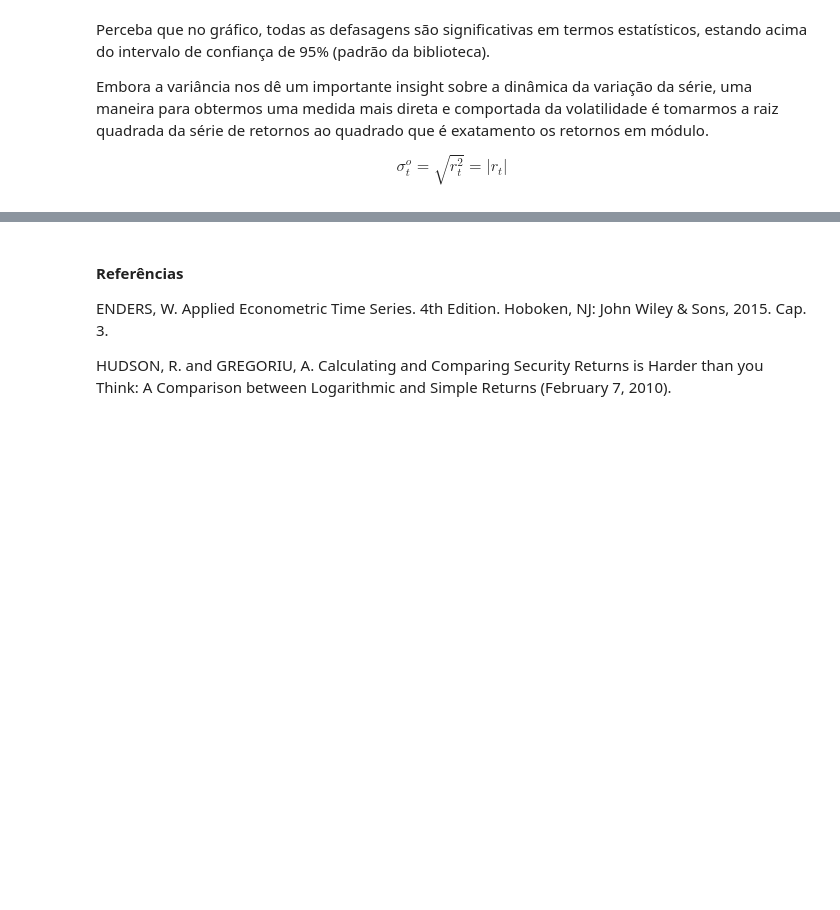
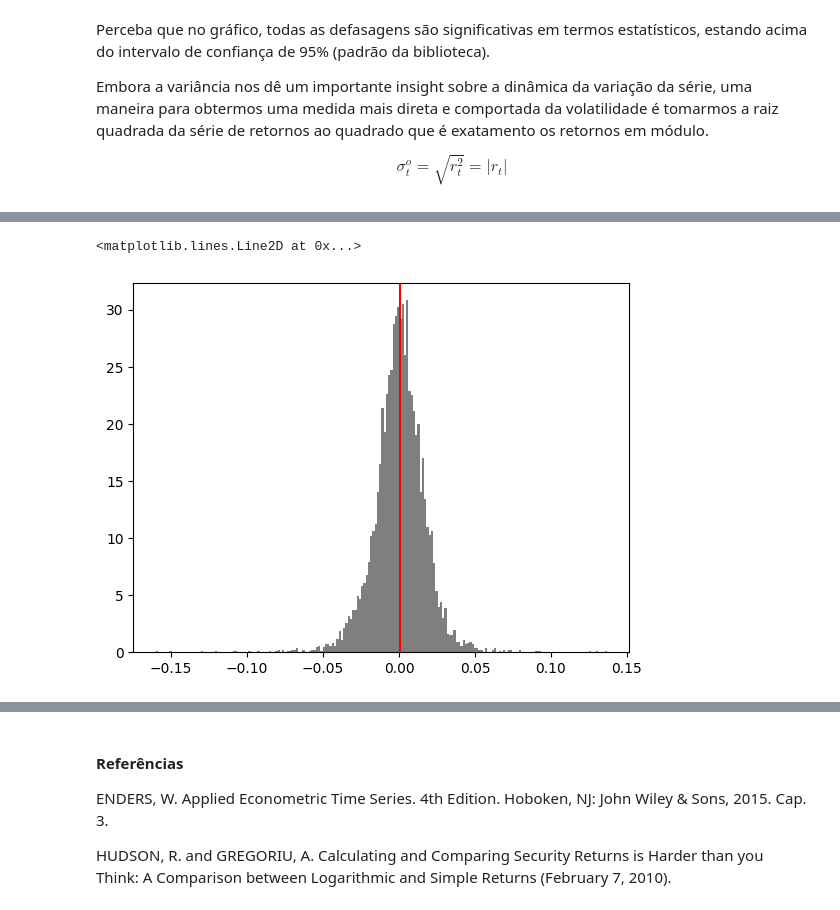
Before and after one commit to ViniNazato/FinancialEconometrics, a Jupyter notebook: Risk Modelling/1.Return_Properties.ipynb, the cells around one changed output, grey strips where cells are left out. Saved outputs shown, nothing was run; the diff lists cells and outputs as text; code cells hidden in the pictures; blank space fills up the shorter version.

```diff
--- a/Risk Modelling/1.Return_Properties.ipynb
+++ b/Risk Modelling/1.Return_Properties.ipynb
@@ -160,0 +206,6 @@ $$E(y_t - \mu)(y_{t-j} - \mu) = \gamma_j $$
+# %%
+ribov.hist(density=True, bins = 200, grid=False, color='k', alpha=0.5)
+plt.axvline(ribov.mean(), c='red')
+# %% [output]
+<matplotlib.lines.Line2D at 0x...>
+[figure, added]
```
Also changed, not shown: parts of 19 cells of this notebook, 1 other file.
